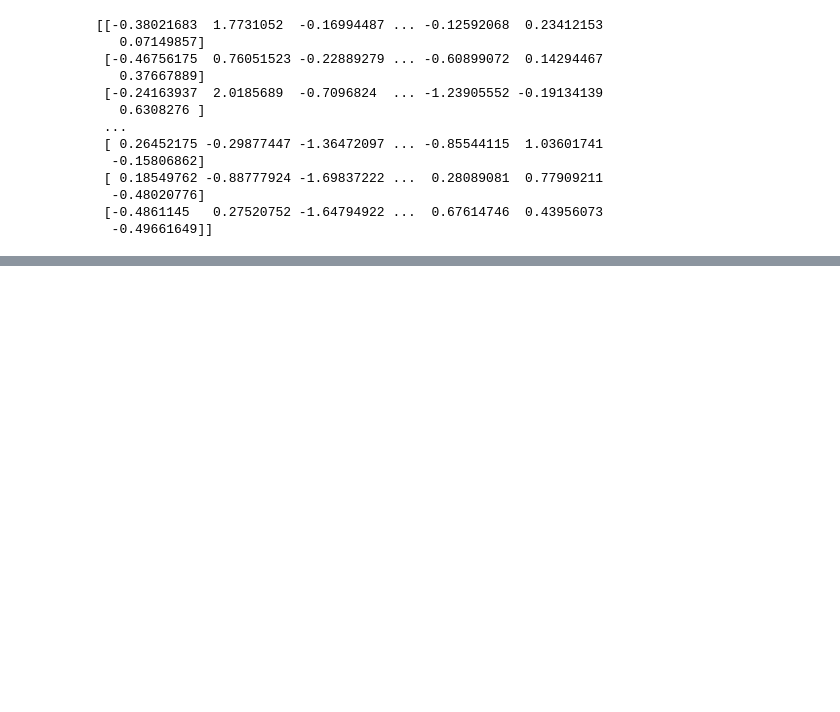
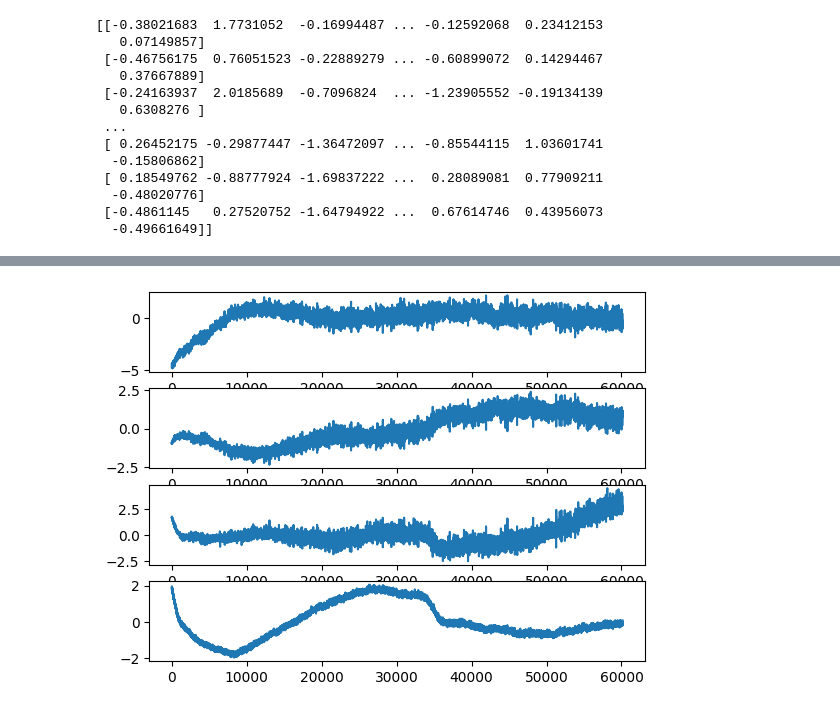
Before and after one commit to Electrum9/mlsp-project, a Jupyter notebook: ICA.ipynb, the cells around one changed output, grey strips where cells are left out. Cells and saved outputs as stored; diff of their text form; code cells hidden in the pictures; blank space fills up the shorter version.

```diff
--- a/ICA.ipynb
+++ b/ICA.ipynb
@@ -109,0 +98,15 @@ plt.show()
+# %%
+fastica = FastICA(n_components=7)
+ica_fit = fastica.fit
+
+first_row = filtered_if1_out_mat[:, 5::8]
+
+fastica_model = ica_fit(first_row)
+IC = fastica_model.transform(first_row)
+# %%
+fig, ax = plt.subplots(nrows=IC.shape[1])
+for i in range(0, IC.shape[1]):
+    ax[i].plot(IC[:, i])
+plt.show()
+# %% [output]
+[figure, added]
```
Also changed, not shown: parts of 7 cells of this notebook, 38 other files.
